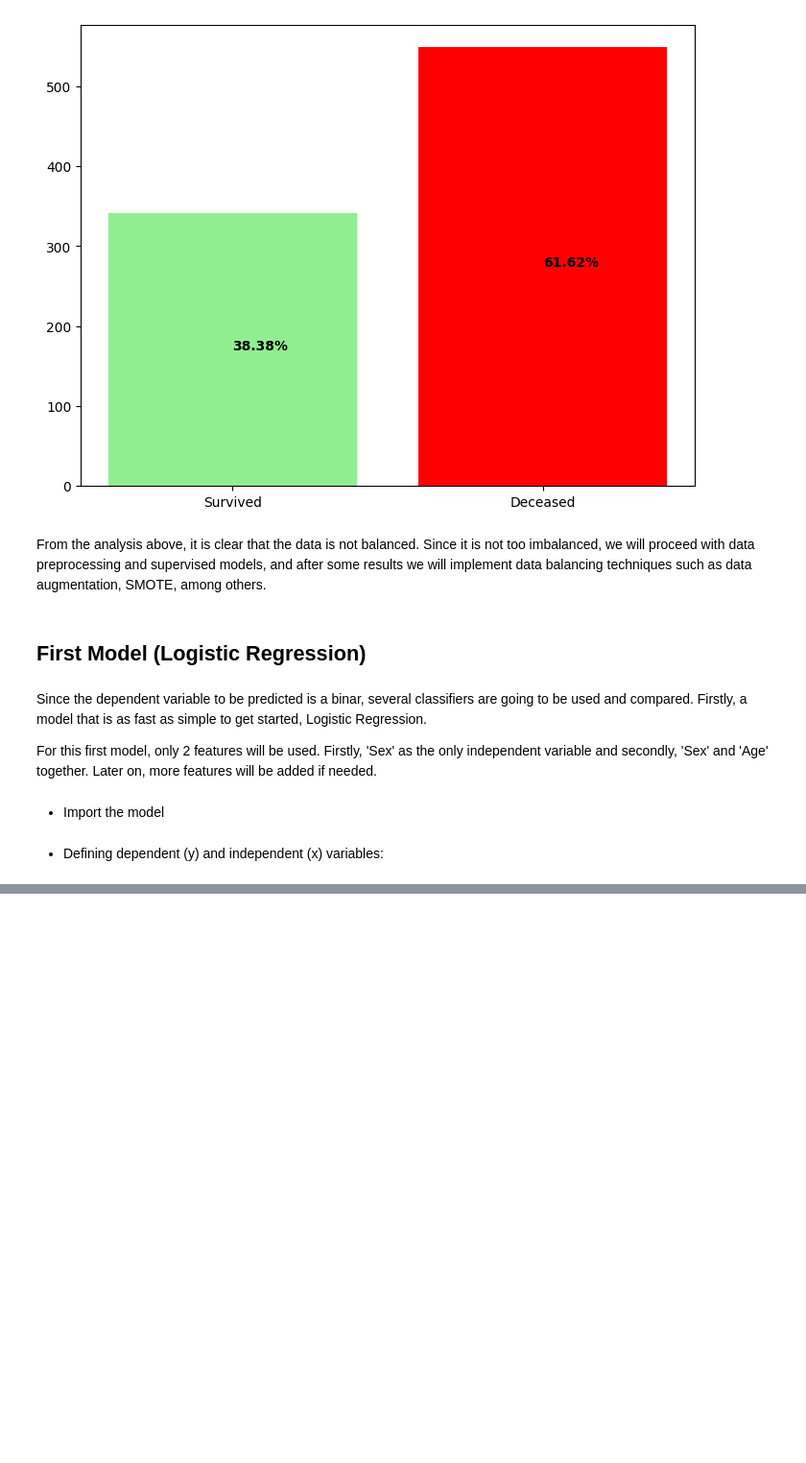
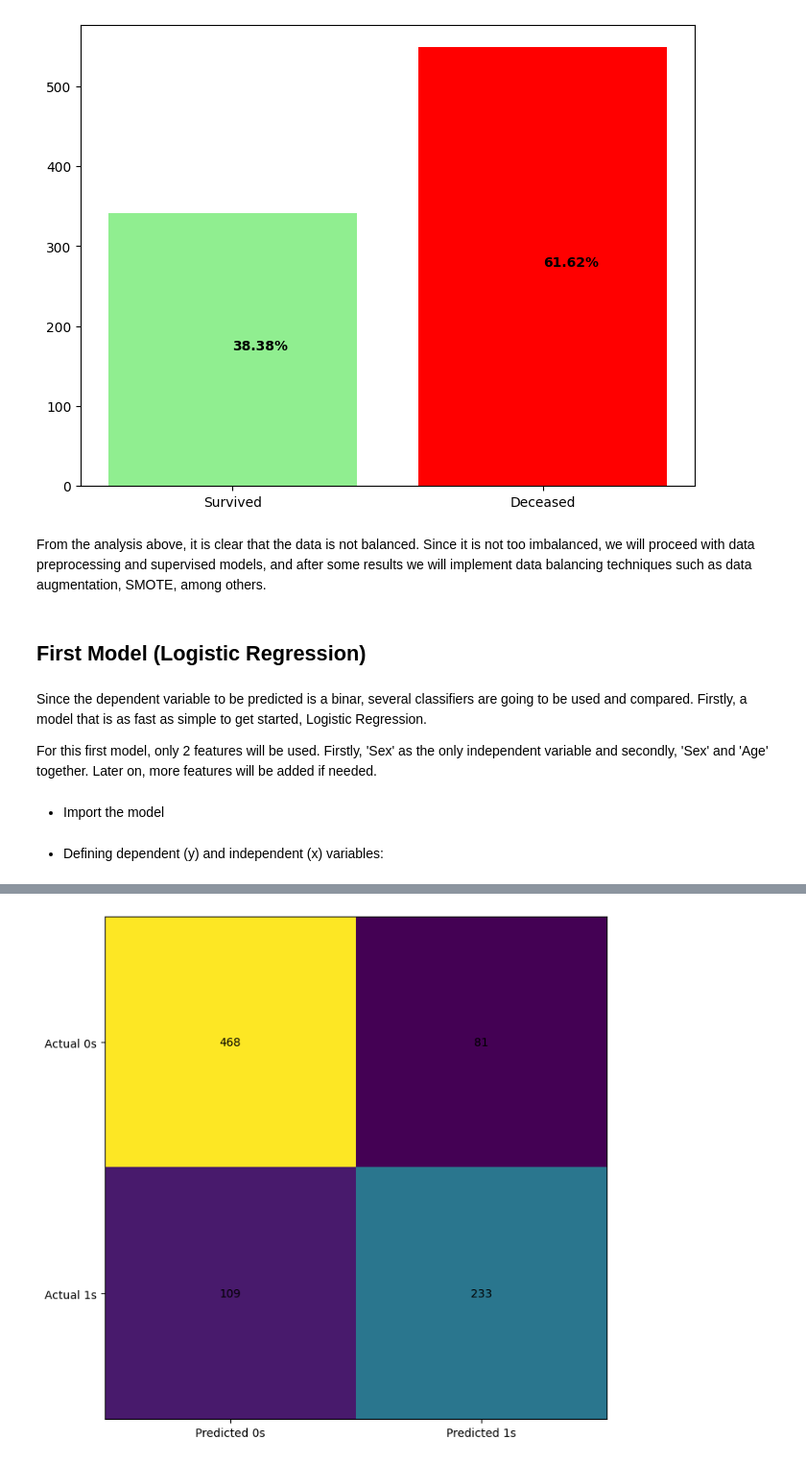
Before and after one commit to BakiRhina/Titanic, a Jupyter notebook: main.ipynb, the cells around one changed output, grey strips where cells are left out. Shown at 96% size. Saved outputs shown, nothing was run; the diff lists cells and outputs as text; code cells hidden in the pictures; blank space fills up the shorter version.

Commit message:
feat: first results, confusion matrix, training data ONLY

```diff
--- a/main.ipynb
+++ b/main.ipynb
@@ -429,5 +429,10 @@ model = LogisticRegression(penalty='L2')
 # %% [markdown]
 - Defining dependent (y) and independent (x) variables:
 # %%
-x = train['Sex'].values # .values returns the numpy array representation of the Series' values
+# .values returns the numpy array representation of the Series' values
+# More info about WHY to reshape in: https://realpython.com/logistic-regression-python/#logistic-regression-overview
+
+x = train['Sex'].values.reshape((-1,1))
 y = train['Survived'].values
+# %%
+model.fit(X=x, y=y)
@@ -433,0 +443,9 @@ y = train['Survived'].values
+# %%
+p_pred = model.predict_proba(x)
+y_pred = model.predict(x)
+# %%
+from sklearn.metrics import classification_report, confusion_matrix
+
+score = model.score(x,y)
+conf_matrix = confusion_matrix(y, y_pred)
+report = classification_report(y, y_pred)
@@ -433,0 +467,13 @@ y = train['Survived'].values
+# %%
+fig, ax = plt.subplots(figsize=(8, 8))
+ax.imshow(conf_matrix)
+ax.grid(False)
+ax.xaxis.set(ticks=(0, 1), ticklabels=('Predicted 0s', 'Predicted 1s'))
+ax.yaxis.set(ticks=(0, 1), ticklabels=('Actual 0s', 'Actual 1s'))
+ax.set_ylim(1.5, -0.5)
+for i in range(2):
+    for j in range(2):
+        ax.text(j, i, conf_matrix[i, j], ha='center', va='center', color='black')
+plt.show()
+# %% [output]
+[figure, added]
```
Also changed, not shown: parts of 4 cells of this notebook.
